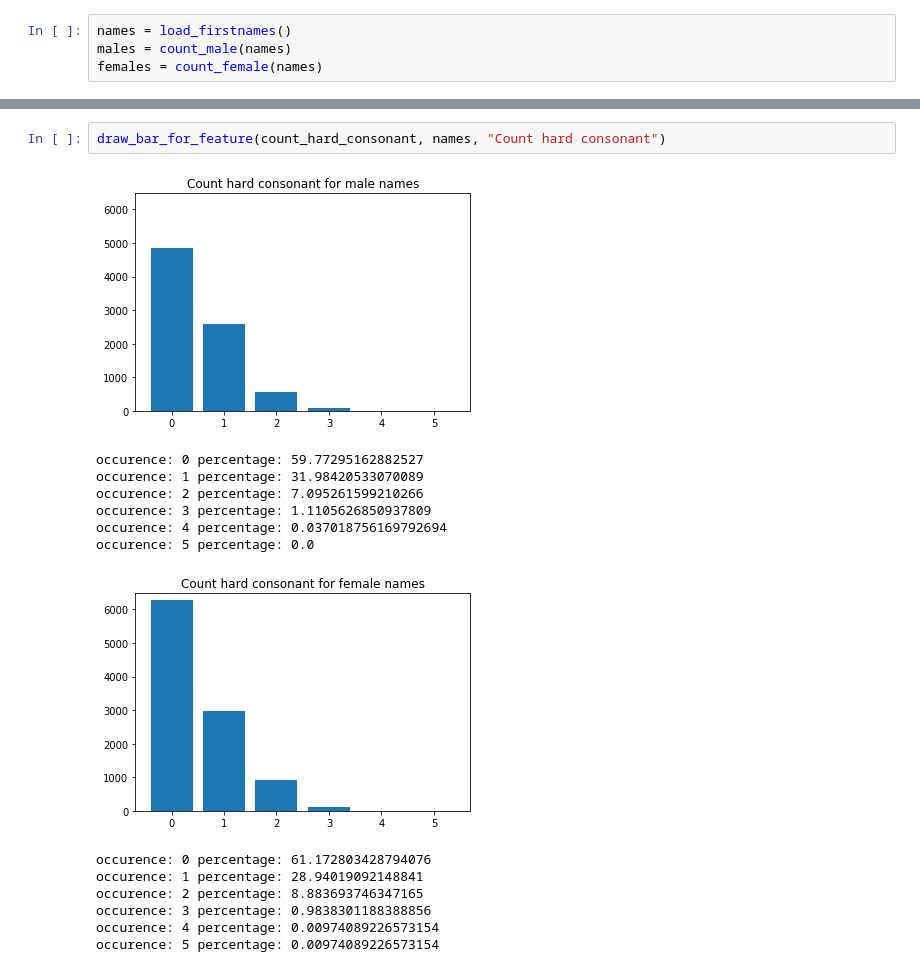
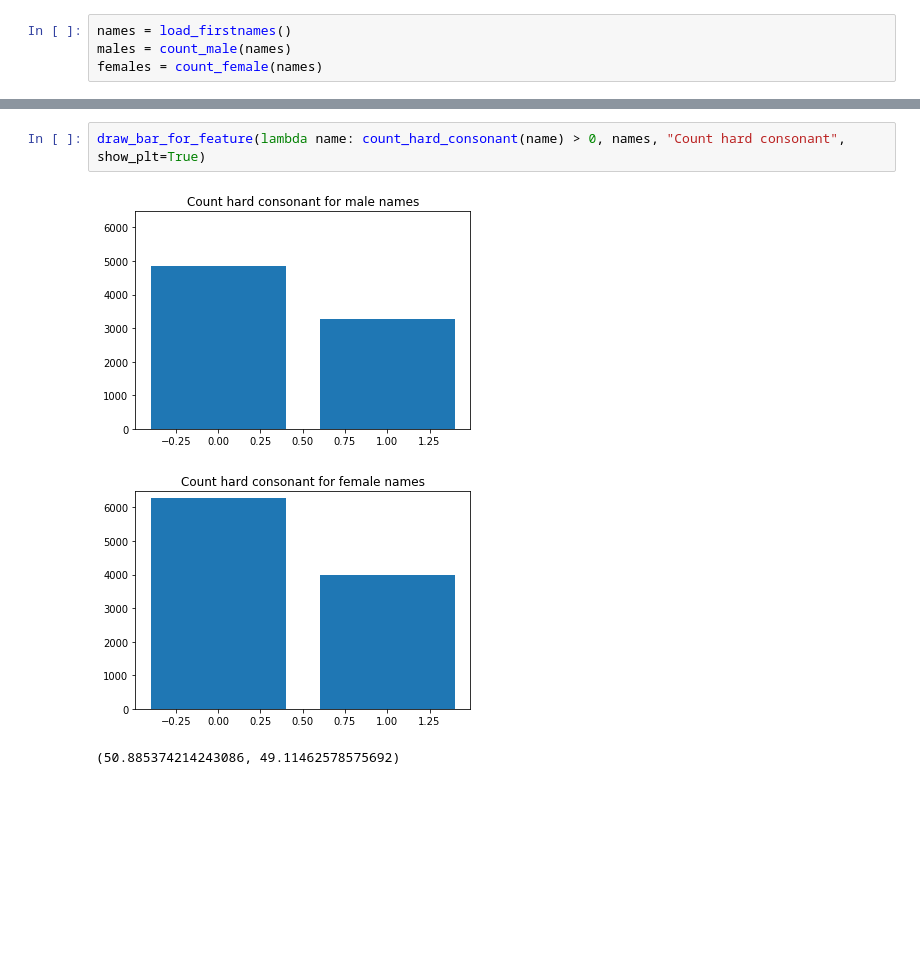
Before and after one commit to SebastianKapunkt/name-classifier, a Jupyter notebook: visulize_features.ipynb, the cells around one changed output, grey strips where cells are left out. Drawn from its saved outputs; the diff is of its cells as text; blank space fills up the shorter version.

```diff
--- a/visulize_features.ipynb
+++ b/visulize_features.ipynb
@@ -122,17 +218,6 @@ occurence: 4 percentage: 0.0
 # %%
-draw_bar_for_feature(count_hard_consonant, names, "Count hard consonant")
+draw_bar_for_feature(lambda name: count_hard_consonant(name) > 0, names, "Count hard consonant", show_plt=True)
 # %% [output]
-[figure, old version]
+[figure, new version]
+[figure, new version]
-occurence: 0 percentage: 59.77295162882527
-occurence: 1 percentage: 31.98420533070089
-occurence: 2 percentage: 7.095261599210266
-occurence: 3 percentage: 1.1105626850937809
-occurence: 4 percentage: 0.037018756169792694
-occurence: 5 percentage: 0.0
+(50.885374214243086, 49.11462578575692)
-[figure, old version]
-occurence: 0 percentage: 61.172803428794076
-occurence: 1 percentage: 28.94019092148841
-occurence: 2 percentage: 8.883693746347165
-occurence: 3 percentage: 0.9838301188388856
-occurence: 4 percentage: 0.00974089226573154
-occurence: 5 percentage: 0.00974089226573154
```
Also changed, not shown: parts of 17 cells of this notebook, 8 other files.
